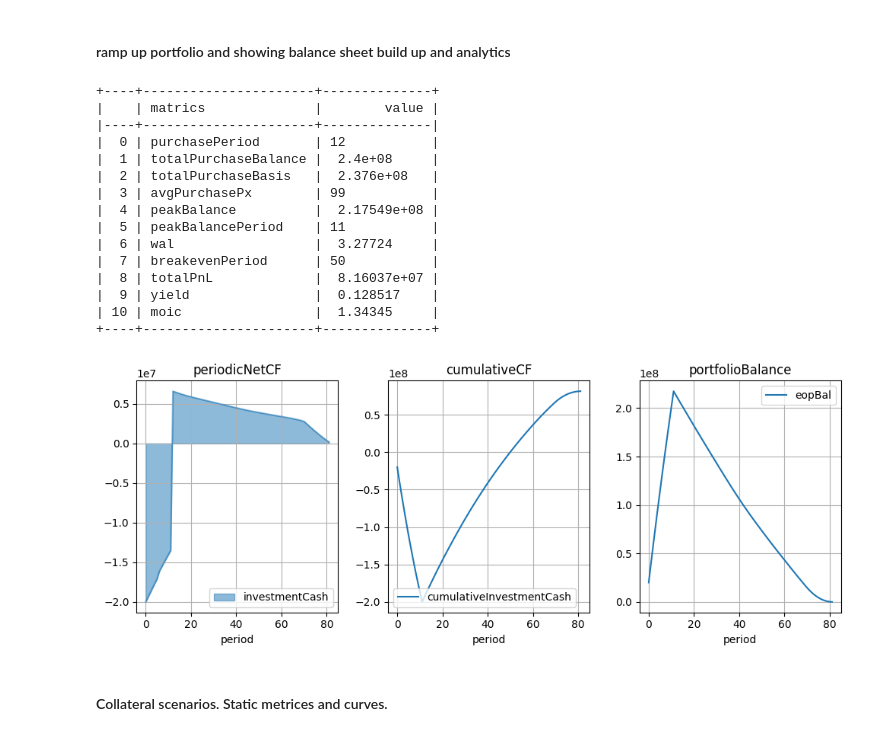
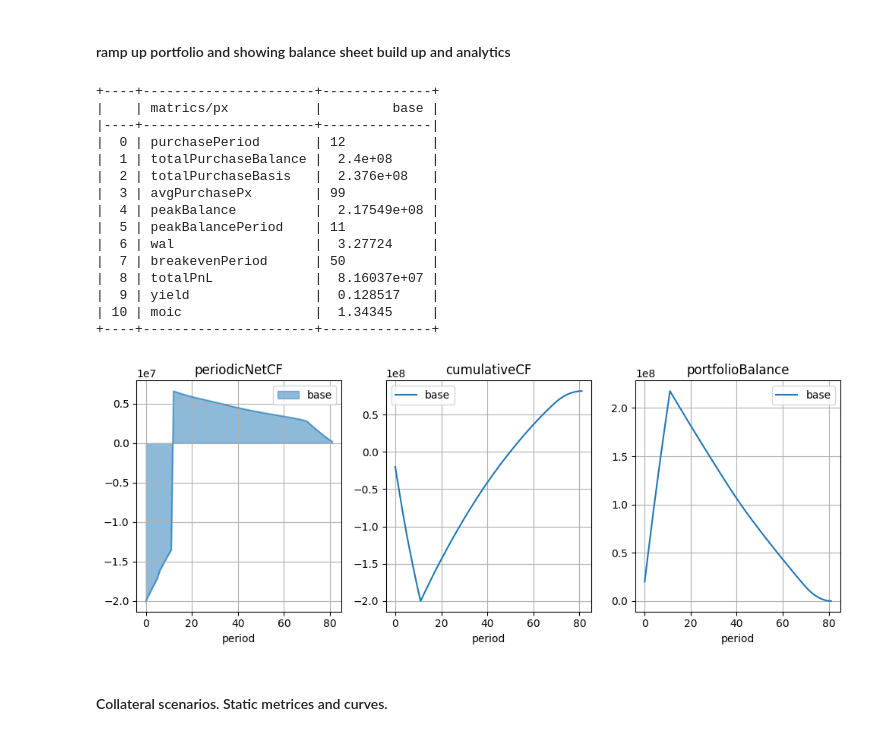
Before and after one commit to Lab450North/StructuringTool, a Jupyter notebook: SPCashflowModeling/SPCFPresentation.ipynb, the cells around one changed output. Drawn from its saved outputs; the diff is of its cells as text; code cells hidden in the pictures.

Commit message:
reorg deal analytics file

```diff
--- a/SPCashflowModeling/SPCFPresentation.ipynb
+++ b/SPCashflowModeling/SPCFPresentation.ipynb
@@ -53,36 +49,38 @@ asset1.addRampSchedule(rampSchedule = "20 for 12", px = "100 for 6 98")
-# %%
-# show static metrices
-print(tabulate(asset1.getStaticMetrics(ramp=True), headers='keys', tablefmt='psql'))
-
-# show curves
-
-figPageRamp, axPageRamp = plt.subplots(1,3, figsize=(10,4))
-axPageRamp = axPageRamp.flatten()
-for i, metrics in enumerate(MetricsReference.ASSETMETRICS['rampCurves']):
-    df = asset1.getDynamicMetrics(metrics = metrics,ramp=True)
-    if metrics == "periodicNetCF":
-        df.plot.area(x = "period", ax = axPageRamp[i], grid = True, title=metrics, stacked = False)
-    else:
-        df.plot(x = "period", ax = axPageRamp[i], grid = True, title=metrics)
-
-plt.tight_layout();plt.show()
-# %% [output]
-+----+----------------------+--------------+
-|    | matrics              |        value |
-|----+----------------------+--------------|
-|  0 | purchasePeriod       | 12           |
-|  1 | totalPurchaseBalance |  2.4e+08     |
-|  2 | totalPurchaseBasis   |  2.376e+08   |
-|  3 | avgPurchasePx        | 99           |
-|  4 | peakBalance          |  2.17549e+08 |
-|  5 | peakBalancePeriod    | 11           |
-|  6 | wal                  |  3.27724     |
-|  7 | breakevenPeriod      | 50           |
-|  8 | totalPnL             |  8.16037e+07 |
-|  9 | yield                |  0.128517    |
-| 10 | moic                 |  1.34345     |
-+----+----------------------+--------------+
-[figure, removed]
+# %%
+dealRampPortfolio = DealManager(dealName = "plainCollateralDeal",
+                    dealDescriptive = {"dealSubsector":"consumer loan",
+                                       "dealSector":"Consumer",
+                                       "assetOriginator":"SuperLoan"
+                                       },
+                    rampSchedule = {"ramp": "20 for 12", "px":"100 for 6 98"},
+                    dealMisc = {"upfrontFees": 1e6},
+                    assetScenarios = {"base": AssetStore.ASSETSTORE['consumerLoan70']},
+                    )
+
+dealRampPortfolioAnalytics = DealAnalytics(dealRampPortfolio)
+# %%
+# show static metrices
+print(tabulate(dealRampPortfolioAnalytics.getAssetStaticMetrics(ramp=True), headers='keys', tablefmt='psql'))
+
+# show curves
+dealRampPortfolioAnalytics.plotRampCurves()
+# %% [output]
++----+----------------------+--------------+
+|    | matrics/px           |         base |
+|----+----------------------+--------------|
+|  0 | purchasePeriod       | 12           |
+|  1 | totalPurchaseBalance |  2.4e+08     |
+|  2 | totalPurchaseBasis   |  2.376e+08   |
+|  3 | avgPurchasePx        | 99           |
+|  4 | peakBalance          |  2.17549e+08 |
+|  5 | peakBalancePeriod    | 11           |
+|  6 | wal                  |  3.27724     |
+|  7 | breakevenPeriod      | 50           |
+|  8 | totalPnL             |  8.16037e+07 |
+|  9 | yield                |  0.128517    |
+| 10 | moic                 |  1.34345     |
++----+----------------------+--------------+
+[figure, added]
 # %% [markdown]
 #### Collateral scenarios. Static metrices and curves.
 # %%
```
Also changed, not shown: parts of 12 cells of this notebook, 4 other files.
